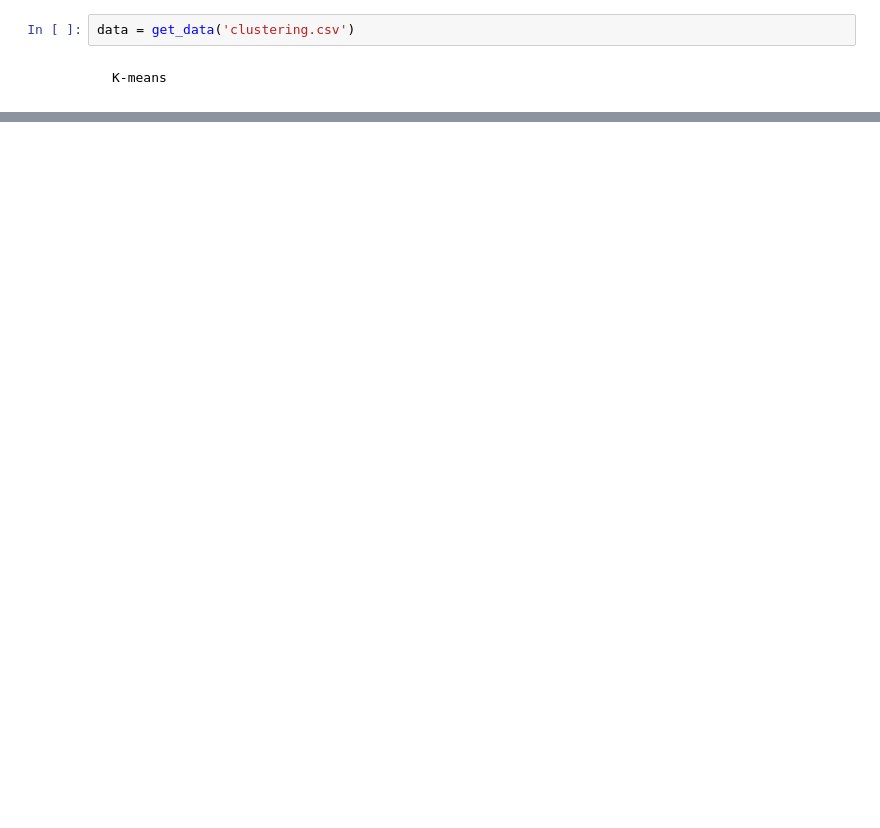
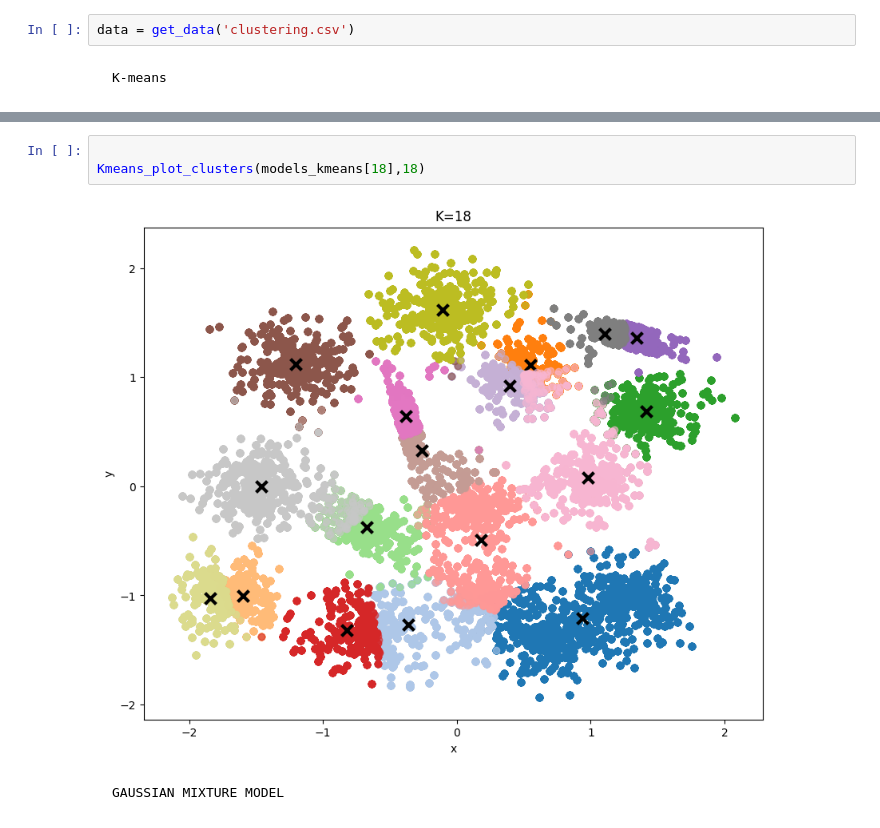
Before and after one commit to NatalyHofkamp/tp4_ML, a Jupyter notebook: problema1/problema_1.ipynb, the cells around one changed output, grey strips where cells are left out. Drawn from its saved outputs; the diff is of its cells as text; blank space fills up the shorter version.

```diff
--- a/problema1/problema_1.ipynb
+++ b/problema1/problema_1.ipynb
@@ -36,0 +39,7 @@ plot_clusters(models)
+# %%
+
+Kmeans_plot_clusters(models_kmeans[18],18)
+# %% [output]
+[figure, added]
+# %% [markdown]
+    GAUSSIAN MIXTURE MODEL
```
Also changed, not shown: parts of 20 cells of this notebook, 8 other files.
